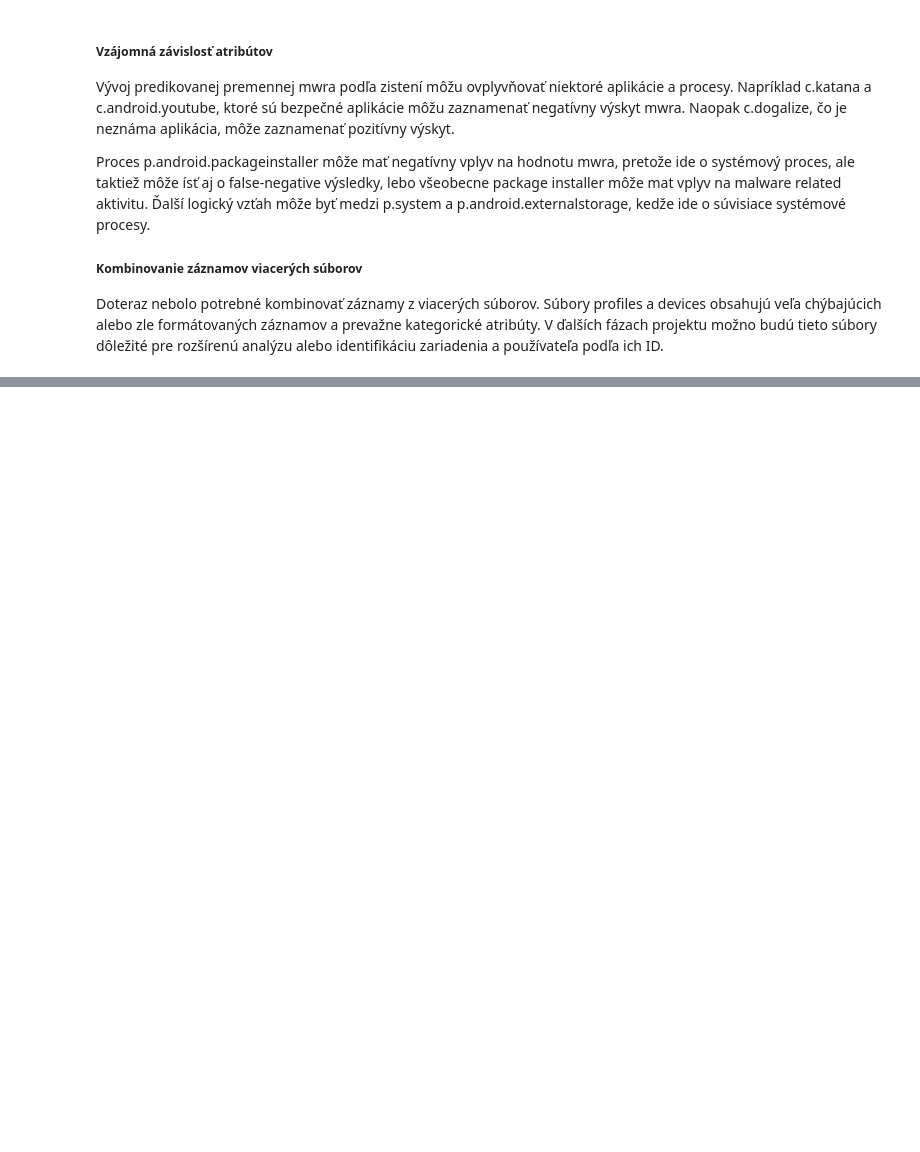
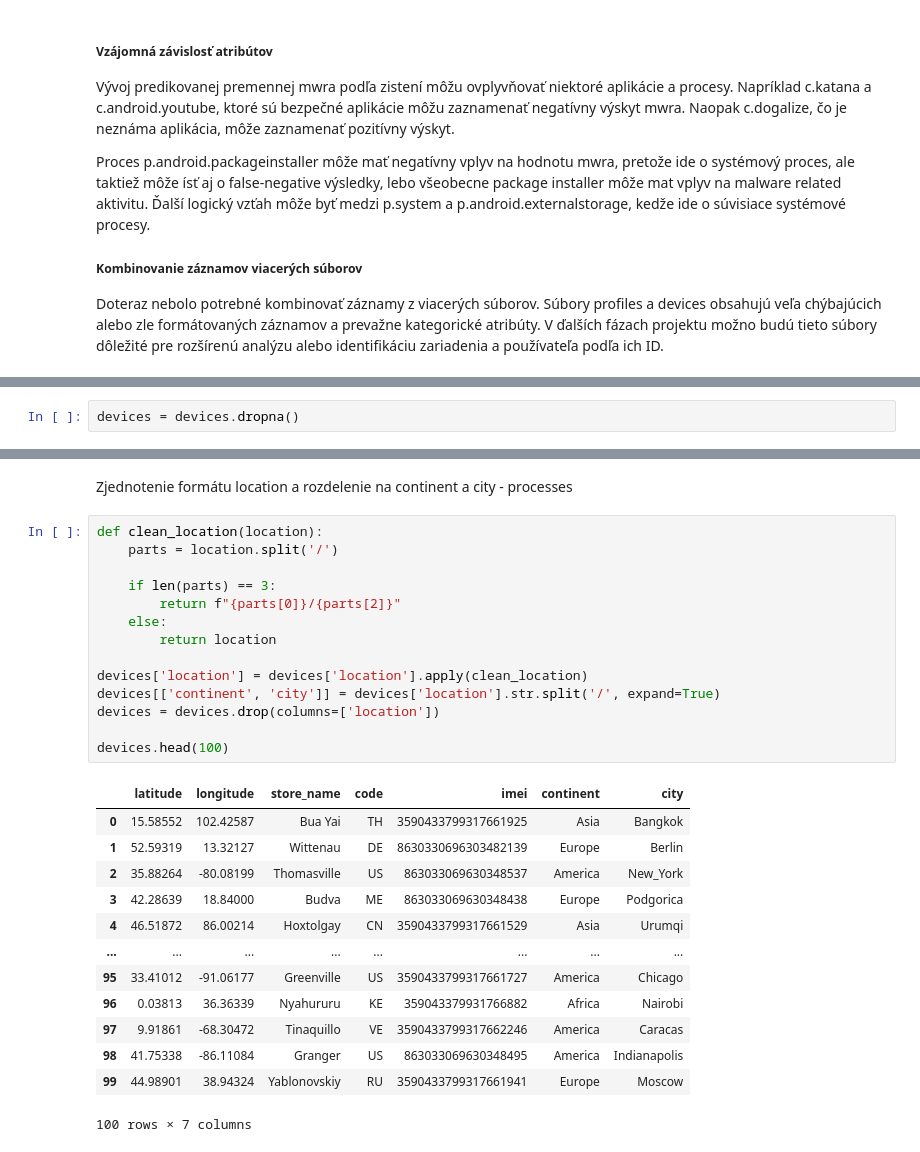
Before and after one commit to LeonRado1/IAU-zadanie, a Jupyter notebook: exploratory_analysis.ipynb, the cells around one changed output, grey strips where cells are left out. Drawn from its saved outputs; the diff is of its cells as text; blank space fills up the shorter version.

```diff
--- a/exploratory_analysis.ipynb
+++ b/exploratory_analysis.ipynb
@@ -583,0 +661,2 @@ Doteraz nebolo potrebné kombinovať záznamy z viacerých súborov. Súbory pro
+# %%
+devices = devices.dropna()
@@ -583,0 +693,30 @@ Doteraz nebolo potrebné kombinovať záznamy z viacerých súborov. Súbory pro
+# %% [markdown]
+Zjednotenie formátu location a rozdelenie na continent a city - processes
+# %%
+def clean_location(location):
+    parts = location.split('/')
+
+    if len(parts) == 3:
+        return f"{parts[0]}/{parts[2]}"
+    else:
+        return location
+
+devices['location'] = devices['location'].apply(clean_location)
+devices[['continent', 'city']] = devices['location'].str.split('/', expand=True)
+devices = devices.drop(columns=['location'])
+
+devices.head(100)
+# %% [output]
+|  | latitude | longitude | store_name | code | imei | continent | city |
+| 0 | 15.58552 | 102.42587 | Bua Yai | TH | 3590433799317661925 | Asia | Bangkok |
+| 1 | 52.59319 | 13.32127 | Wittenau | DE | 8630330696303482139 | Europe | Berlin |
+| 2 | 35.88264 | -80.08199 | Thomasville | US | 863033069630348537 | America | New_York |
+| 3 | 42.28639 | 18.84000 | Budva | ME | 863033069630348438 | Europe | Podgorica |
+| 4 | 46.51872 | 86.00214 | Hoxtolgay | CN | 3590433799317661529 | Asia | Urumqi |
+| ... | ... | ... | ... | ... | ... | ... | ... |
+| 95 | 33.41012 | -91.06177 | Greenville | US | 3590433799317661727 | America | Chicago |
+| 96 | 0.03813 | 36.36339 | Nyahururu | KE | 359043379931766882 | Africa | Nairobi |
+| 97 | 9.91861 | -68.30472 | Tinaquillo | VE | 3590433799317662246 | America | Caracas |
+| 98 | 41.75338 | -86.11084 | Granger | US | 863033069630348495 | America | Indianapolis |
+| 99 | 44.98901 | 38.94324 | Yablonovskiy | RU | 3590433799317661941 | Europe | Moscow |
+100 rows × 7 columns
```
Also changed, not shown: parts of 12 cells of this notebook.
